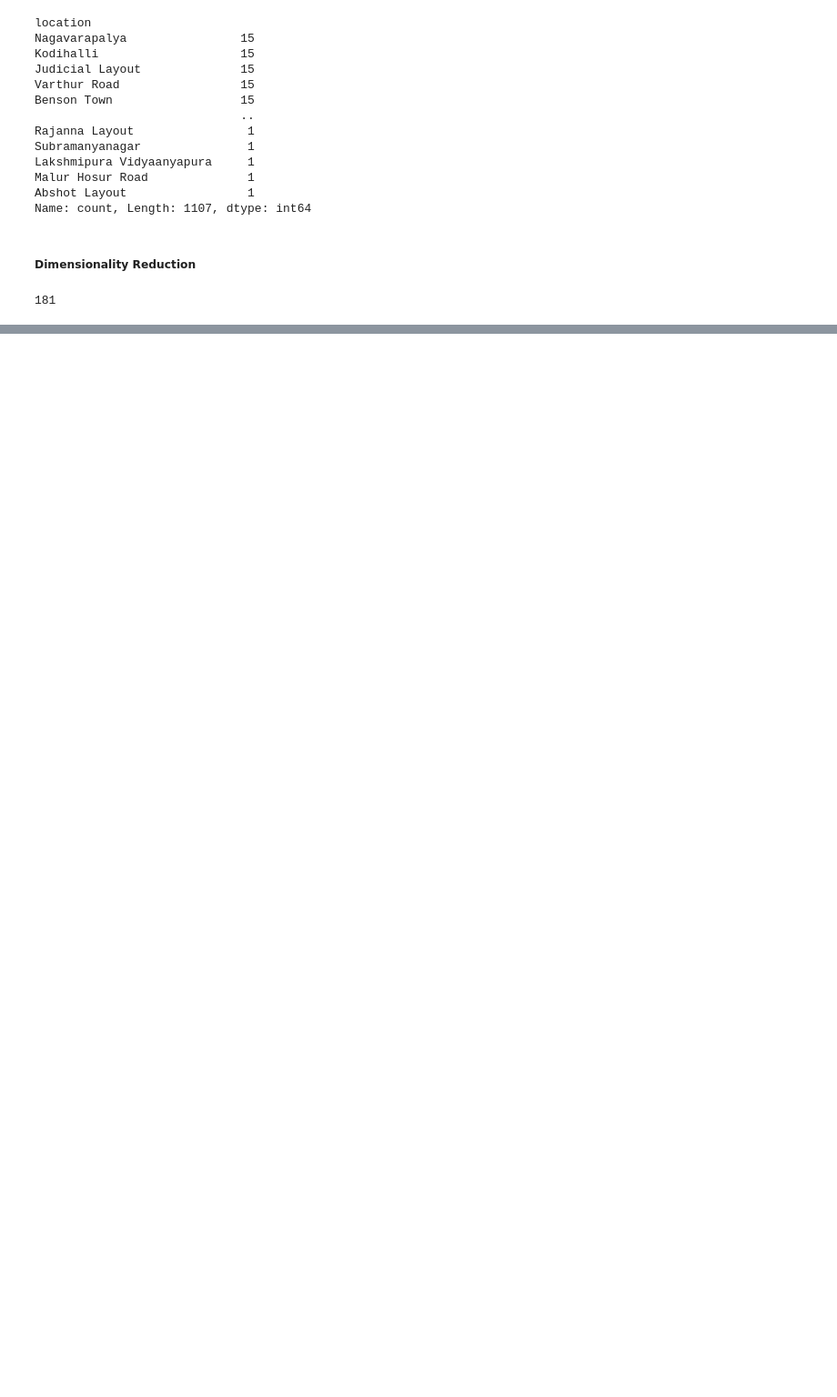
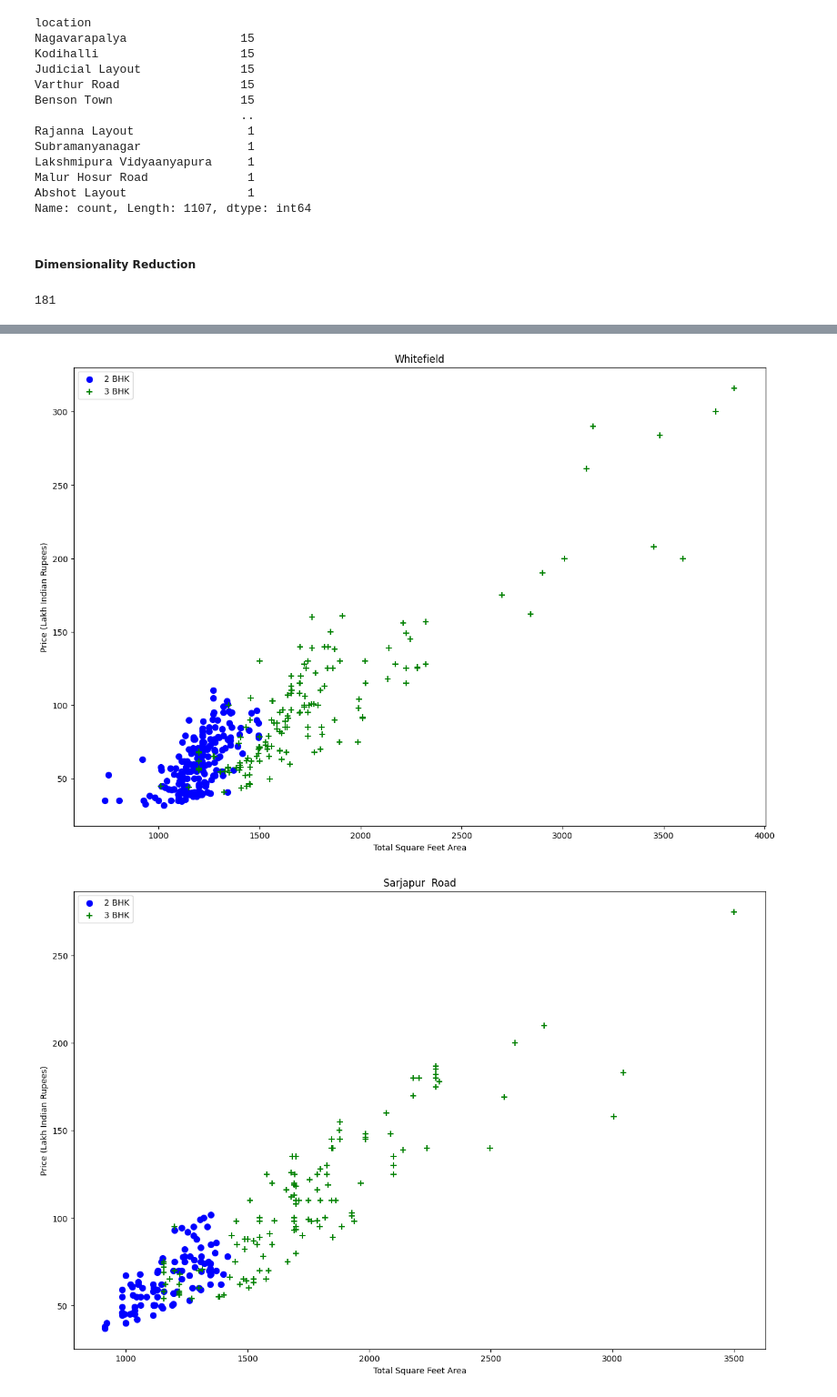
Before and after one commit to msiddhesh/A_Real_Estate_price_Prediction_Project, a Jupyter notebook: Project.ipynb, the cells around one changed output, grey strips where cells are left out. Shown at 91% size. Saved outputs shown, nothing was run; the diff lists cells and outputs as text; code cells hidden in the pictures; blank space fills up the shorter version.

```diff
--- a/Project.ipynb
+++ b/Project.ipynb
@@ -299,0 +487,11 @@ len(data_3.location.unique())
+# %%
+def remove_pps_outliers(data):
+    data_out = pd.DataFrame()
+    for key, subdata in data.groupby('location'):
+        m = np.mean(subdata.Price_Per_Sqft)
+        st = np.std(subdata.Price_Per_Sqft)
+        reduced_data = subdata[(subdata.Price_Per_Sqft>(m-st)) & (subdata.Price_Per_Sqft<=(m+st))]
+        data_out = pd.concat([data_out,reduced_data],ignore_index=True)
+    return data_out
+# %%
+data_6 = remove_pps_outliers(data_5)
@@ -299,0 +511,12 @@ len(data_3.location.unique())
+# %%
+def plot_scatter_chart(data, location):
+    bhk2 = data[(data.location == location) & (data.bhk == 2)]
+    bhk3 = data[(data.location == location) & (data.bhk == 3)]
+    matplotlib.rcParams['figure.figsize'] = (15, 10)
+    plt.scatter(bhk2.total_sqft, bhk2.price, color='blue', label='2 BHK', s=50)
+    plt.scatter(bhk3.total_sqft, bhk3.price, marker='+', color='green', label='3 BHK', s=50)
+    plt.xlabel("Total Square Feet Area")
+    plt.ylabel("Price (Lakh Indian Rupees)")
+    plt.title(location)
+    plt.legend()
+    plt.show()
@@ -299,0 +533,3 @@ len(data_3.location.unique())
+# %%
+for i in location_count.index[0:10]:
+    print(i)
@@ -299,0 +547,6 @@ len(data_3.location.unique())
+# %%
+for i in location_count.index[0:10]:
+    (plot_scatter_chart(data_6,i))
+# %% [output]
+[figure, added]
+[figure, added]
```
Also changed, not shown: parts of 65 cells of this notebook, 2 other files.
